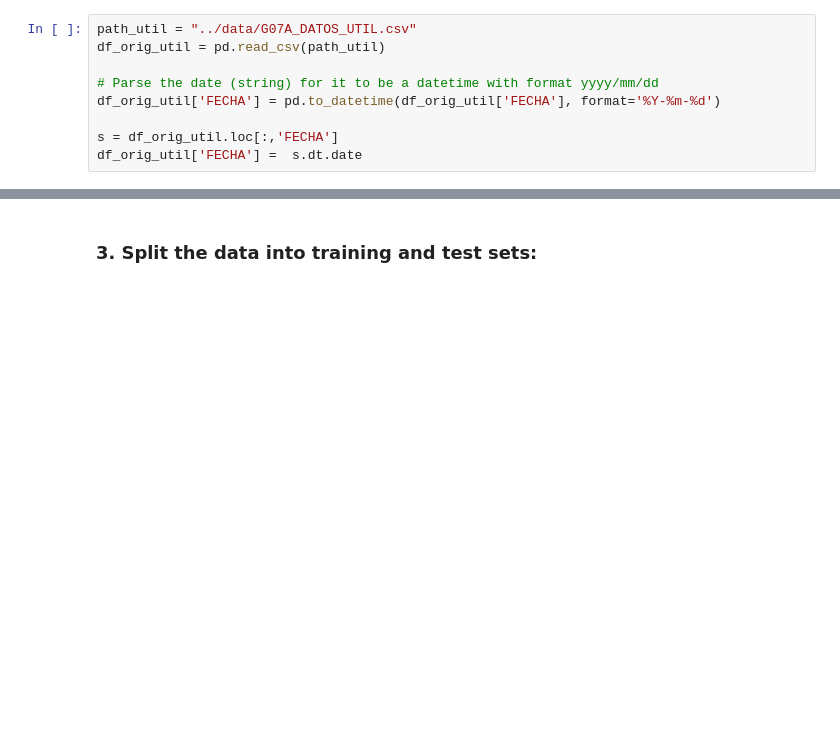
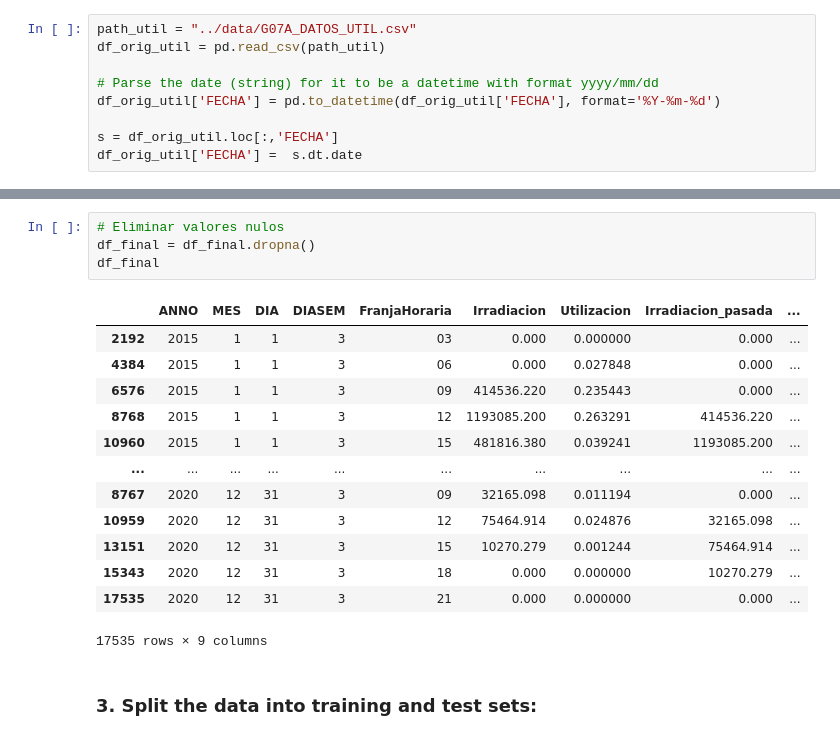
Before and after one commit to MARIABELENSB/Assessment1_MLII, a Jupyter notebook: src/2.Basic_model_regression.ipynb, the cells around one changed output, grey strips where cells are left out. Cells and saved outputs as stored; diff of their text form; blank space fills up the shorter version.

```diff
--- a/src/2.Basic_model_regression.ipynb
+++ b/src/2.Basic_model_regression.ipynb
@@ -51,3 +132,21 @@ df.head()
+# %%
+# Eliminar valores nulos
+df_final = df_final.dropna()
+df_final
+# %% [output]
+|  | ANNO | MES | DIA | DIASEM | FranjaHoraria | Irradiacion | Utilizacion | Irradiacion_pasada | ... |
+| 2192 | 2015 | 1 | 1 | 3 | 03 | 0.000 | 0.000000 | 0.000 | ... |
+| 4384 | 2015 | 1 | 1 | 3 | 06 | 0.000 | 0.027848 | 0.000 | ... |
+| 6576 | 2015 | 1 | 1 | 3 | 09 | 414536.220 | 0.235443 | 0.000 | ... |
+| 8768 | 2015 | 1 | 1 | 3 | 12 | 1193085.200 | 0.263291 | 414536.220 | ... |
+| 10960 | 2015 | 1 | 1 | 3 | 15 | 481816.380 | 0.039241 | 1193085.200 | ... |
+| ... | ... | ... | ... | ... | ... | ... | ... | ... | ... |
+| 8767 | 2020 | 12 | 31 | 3 | 09 | 32165.098 | 0.011194 | 0.000 | ... |
+| 10959 | 2020 | 12 | 31 | 3 | 12 | 75464.914 | 0.024876 | 32165.098 | ... |
+| 13151 | 2020 | 12 | 31 | 3 | 15 | 10270.279 | 0.001244 | 75464.914 | ... |
+| 15343 | 2020 | 12 | 31 | 3 | 18 | 0.000 | 0.000000 | 10270.279 | ... |
+| 17535 | 2020 | 12 | 31 | 3 | 21 | 0.000 | 0.000000 | 0.000 | ... |
+17535 rows × 9 columns
 # %% [markdown]
 ### 3. Split the data into training and test sets:
 # %%
```
Also changed, not shown: parts of 8 cells of this notebook, 1 other file.
